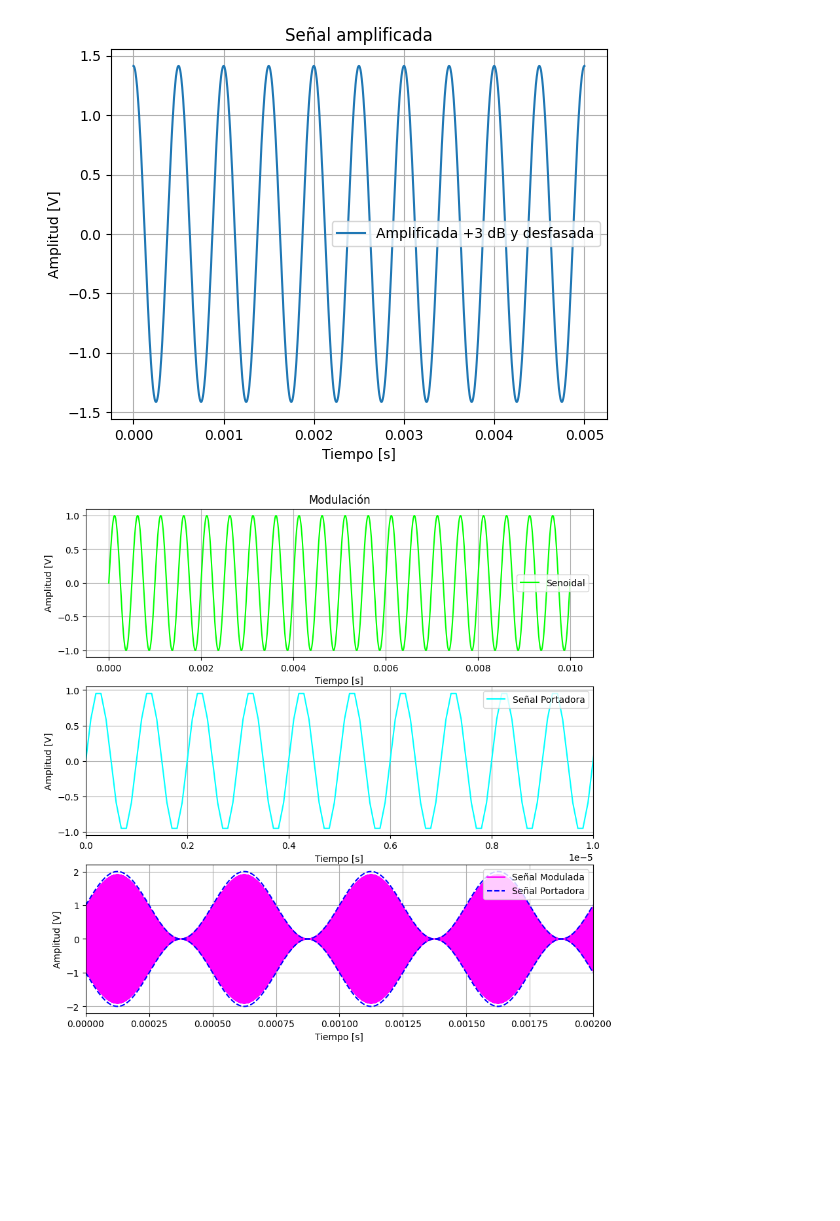
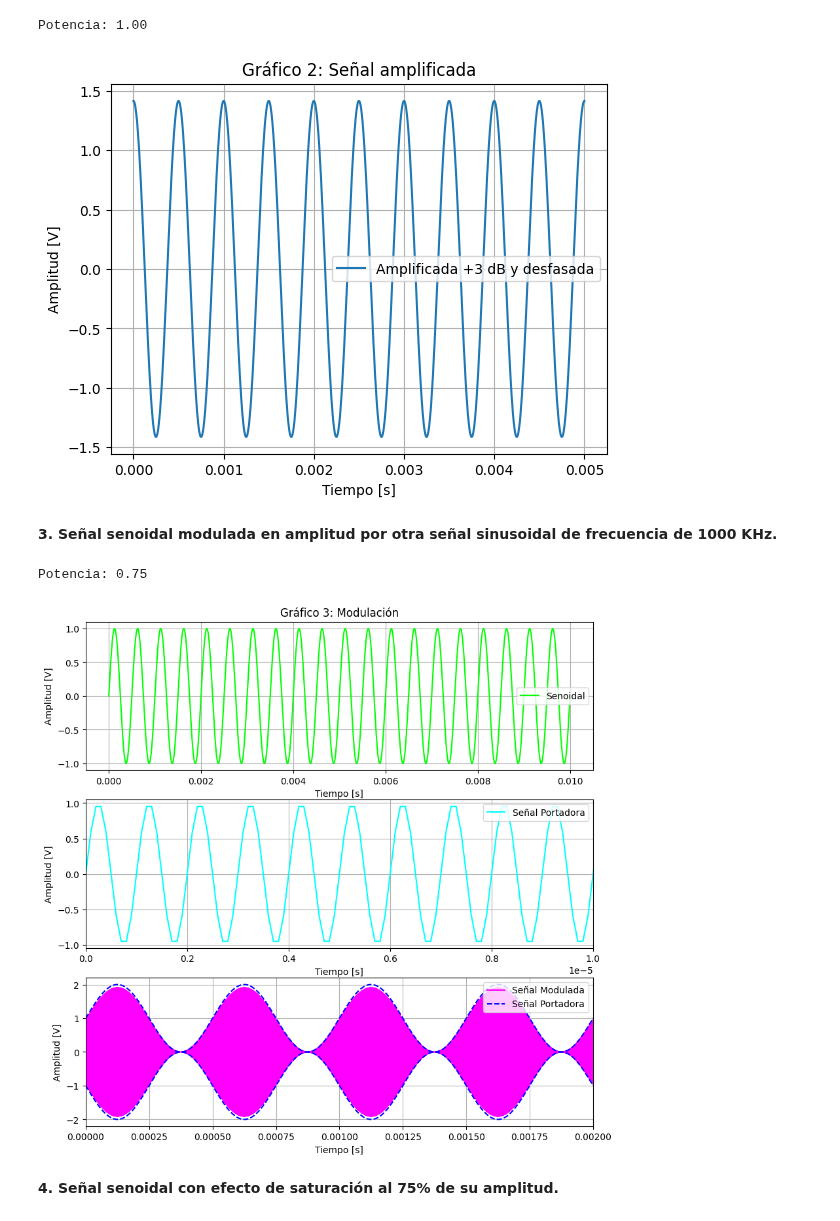
Before and after one commit to SerenaSagg/APS, a Jupyter notebook: TS1.ipynb, the cells around one changed output. Cells and saved outputs as stored; diff of their text form; code cells hidden in the pictures; blank space fills up the shorter version.

```diff
--- a/TS1.ipynb
+++ b/TS1.ipynb
@@ -62,20 +101,24 @@ plt.show()
 # %%
 # 2) Misma señal amplificada +3 dB y desfasada en pi/2
 fs2 = 2000001
 N2 = 10000
 tt2, x2 = mi_sen(vmax=np.sqrt(2), dc=0, ff=2000, ph=np.pi/2, nn=N2, fs=fs2)
-
+P2=np.var(x2)
+print(f"Potencia: {P2:.2f}")
 # Gráfico 2
 plt.figure()
 plt.plot(tt2, x2, label="Amplificada +3 dB y desfasada")
-plt.title("Señal amplificada")
+plt.title("Gráfico 2: Señal amplificada")
 plt.xlabel("Tiempo [s]")
 plt.ylabel("Amplitud [V]")
 plt.legend()
 plt.grid()
 plt.show()
 # %% [output]
+Potencia: 1.00
-[figure, old version]
+[figure, new version]
+# %% [markdown]
+**3. Señal senoidal modulada en amplitud por otra señal sinusoidal de frecuencia de 1000 KHz.**
 # %%
 # 3) Modulación
 # Parámetros
@@ -89,10 +132,13 @@ tt3, xm = mi_sen(vmax=1, dc=0, ff=1000000, ph=0, nn=N3, fs=fs3)
 # Señal modulada
 x3 = (1 + xx1) * xm
 
+P3=np.var(x3)
+print(f"Potencia: {P3:.2f}")
+
 # Gráfico 3
 plt.figure(figsize=(10,10))
 plt.subplot(3, 1,1)
-plt.title("Modulación")
+plt.title("Gráfico 3: Modulación")
 plt.plot(tt3, xx1, label="Senoidal", color="lime")
 plt.xlabel("Tiempo [s]")
 plt.ylabel("Amplitud [V]")
@@ -118,7 +164,10 @@ plt.legend()
 plt.grid()
 plt.show()
 # %% [output]
+Potencia: 0.75
-[figure, old version]
+[figure, new version]
+# %% [markdown]
+**4. Señal senoidal con efecto de saturación al 75% de su amplitud.**
 # %%
 # 4) Señal saturada al 75%
 fs4 = 2000001
```
Also changed, not shown: parts of 14 cells of this notebook, 2 other files.
